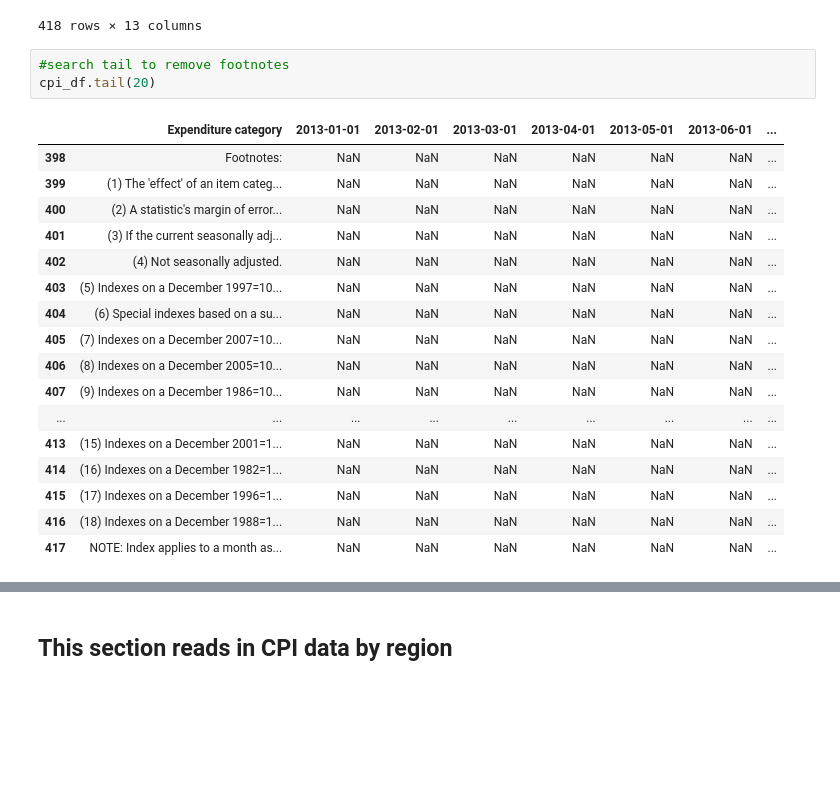
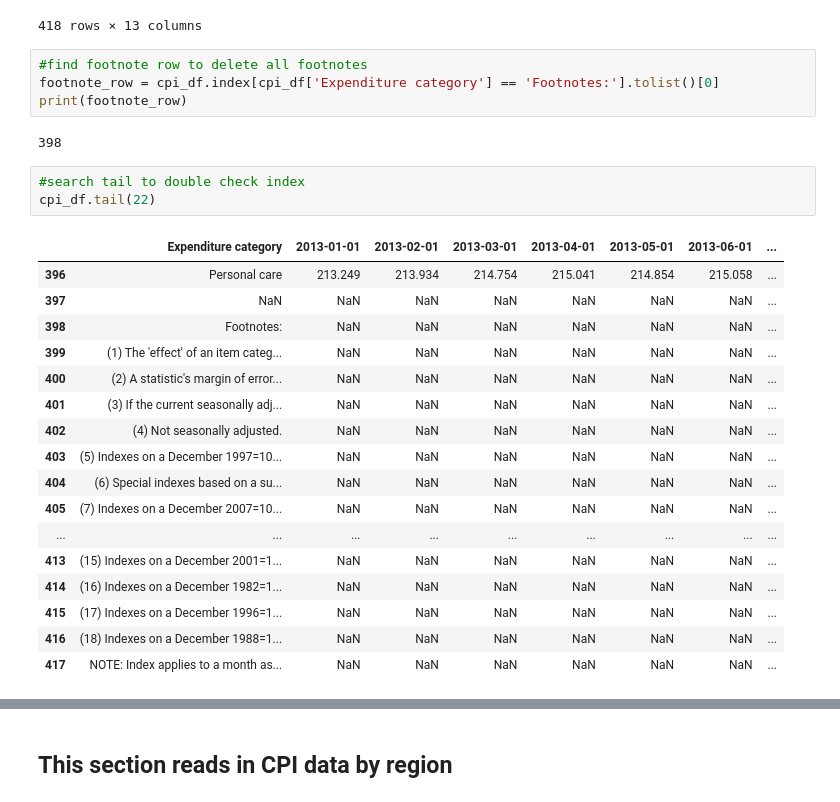
Before and after one commit to belindaho2828/Inflation_Project, a Jupyter notebook: CPI_ECI.ipynb, the cells around one changed output, grey strips where cells are left out. Drawn from its saved outputs; the diff is of its cells as text; blank space fills up the shorter version.

```diff
--- a/CPI_ECI.ipynb
+++ b/CPI_ECI.ipynb
@@ -208,11 +208,19 @@ cpi_df
 | 416 | (18) Indexes on a December 1988=1... | NaN | NaN | NaN | NaN | NaN | NaN | ... |
 | 417 | NOTE: Index applies to a month as... | NaN | NaN | NaN | NaN | NaN | NaN | ... |
 418 rows × 13 columns
+# %%
+#find footnote row to delete all footnotes
+footnote_row = cpi_df.index[cpi_df['Expenditure category'] == 'Footnotes:'].tolist()[0]
+print(footnote_row)
+# %% [output]
+398
 # %%
-#search tail to remove footnotes
-cpi_df.tail(20)
+#search tail to double check index
+cpi_df.tail(22)
 # %% [output]
 |  | Expenditure category | 2013-01-01 | 2013-02-01 | 2013-03-01 | 2013-04-01 | 2013-05-01 | 2013-06-01 | ... |
+| 396 | Personal care | 213.249 | 213.934 | 214.754 | 215.041 | 214.854 | 215.058 | ... |
+| 397 | NaN | NaN | NaN | NaN | NaN | NaN | NaN | ... |
 | 398 | Footnotes: | NaN | NaN | NaN | NaN | NaN | NaN | ... |
 | 399 | (1) The 'effect' of an item categ... | NaN | NaN | NaN | NaN | NaN | NaN | ... |
 | 400 | (2) A statistic's margin of error... | NaN | NaN | NaN | NaN | NaN | NaN | ... |
@@ -221,8 +229,6 @@ cpi_df.tail(20)
 | 403 | (5) Indexes on a December 1997=10... | NaN | NaN | NaN | NaN | NaN | NaN | ... |
 | 404 | (6) Special indexes based on a su... | NaN | NaN | NaN | NaN | NaN | NaN | ... |
 | 405 | (7) Indexes on a December 2007=10... | NaN | NaN | NaN | NaN | NaN | NaN | ... |
-| 406 | (8) Indexes on a December 2005=10... | NaN | NaN | NaN | NaN | NaN | NaN | ... |
-| 407 | (9) Indexes on a December 1986=10... | NaN | NaN | NaN | NaN | NaN | NaN | ... |
 | ... | ... | ... | ... | ... | ... | ... | ... | ... |
 | 413 | (15) Indexes on a December 2001=1... | NaN | NaN | NaN | NaN | NaN | NaN | ... |
 | 414 | (16) Indexes on a December 1982=1... | NaN | NaN | NaN | NaN | NaN | NaN | ... |
```
Also changed, not shown: parts of 17 cells of this notebook, 5 other files.
